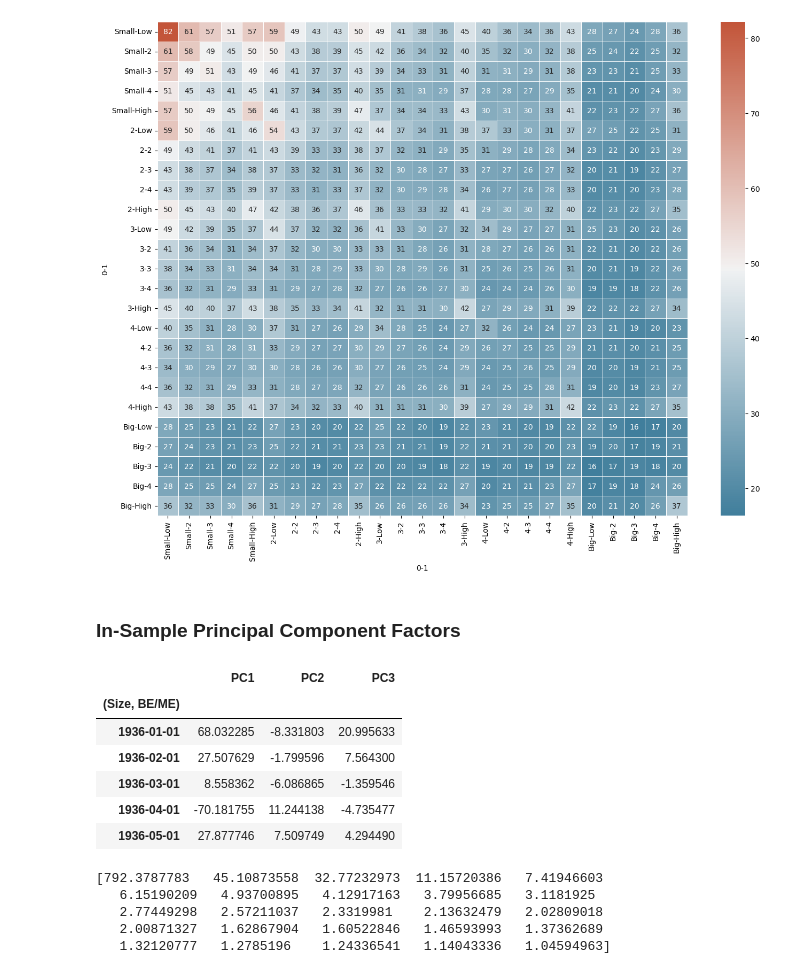
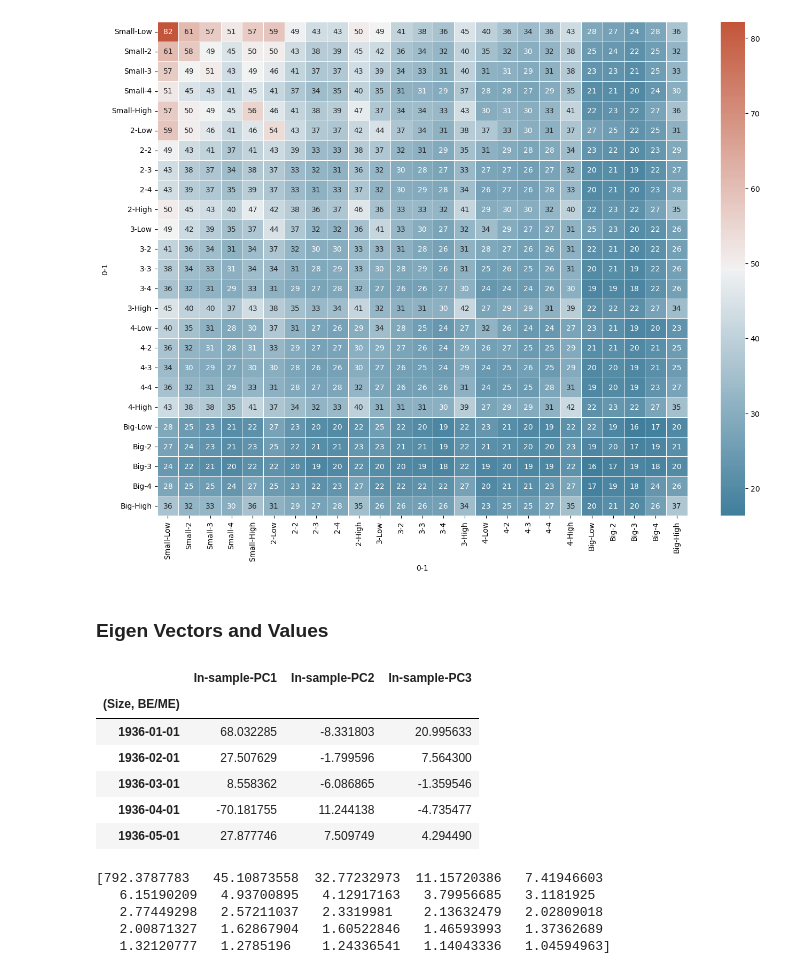
Before and after one commit to Hemasrikar/Financial-Statistics-and-Econometrics, a Jupyter notebook: forming_some_factors.ipynb, the cells around one changed output. Cells and saved outputs as stored; diff of their text form; code cells hidden in the pictures.

```diff
--- a/forming_some_factors.ipynb
+++ b/forming_some_factors.ipynb
@@ -47,8 +47,8 @@ macro_factors = pd.read_excel("data/Data_FE.xlsx", sheet_name="Macroeconomic fac
 date_col = macro_factors.columns[0]
 
 macro_factors[date_col] = pd.to_datetime(macro_factors[date_col].astype(int), format="%Y%m")
-factors = macro_factors.set_index(macro_factors.columns[0])
-factors = factors.apply(pd.to_numeric)
+macro_factors = macro_factors.set_index(macro_factors.columns[0])
+macro_factors = macro_factors.apply(pd.to_numeric)
 
 macro_factors.head()
 # %% [output]
@@ -61,9 +62,9 @@ macro_factors.head()
 # %%
 excess_returns = df.copy()
 
-factors = factors.reindex(excess_returns.index)
+macro_factors = macro_factors.reindex(excess_returns.index)
 
-excess_returns = excess_returns.sub(factors["TERM = ST govt.-LT govt."], axis=0)
+excess_returns = excess_returns.sub(macro_factors["TERM = ST govt.-LT govt."], axis=0)
 excess_returns.head()
 # %% [output]
 |  | Small |  |  |  |  | 2 |  |  |  |  | ... |
@@ -80,38 +83,38 @@ excess_returns.head()
 # %%
-cova_matrix = excess_returns.cov()
+cova_matrix2 = excess_returns.cov()
 
 # Set up the matplotlib figure
 f, ax = plt.subplots(figsize=(16, 12))
 
-# a custom diverging colormap
+# diverging colormap
 cmap = sns.diverging_palette(230, 20, as_cmap=True)
 
-sns.heatmap(cova_matrix, cmap=cmap,  annot=True, linewidth=.5)
+sns.heatmap(cova_matrix2, cmap=cmap,  annot=True, linewidth=.5)
 # %% [output]
 <Axes: xlabel='0-1', ylabel='0-1'>
 [figure]
 # %% [markdown]
-### In-Sample Principal Component Factors
+### Eigen Vectors and Values
 # %%
 # Eigendecomposition
-eigenvalues, eigenvectors = np.linalg.eigh(cova_matrix)
+eigenvalues, eigenvectors = np.linalg.eigh(cova_matrix2)
 
 # eigh returns in ASCENDING order — reverse to get largest first
 idx = np.argsort(eigenvalues)[::-1]
 eigenvalues  = eigenvalues[idx]
 eigenvectors = eigenvectors[:, idx]    # 25 × 25, columns are eigenvectors
 
 # extracting 3 largest eigenvectors, the factor weights is 25 x 3
 W = eigenvectors[:, :3]
 
 # factor time-series (T x 3)
 F = excess_returns.values @ W
 
-in_sample_factors_df = pd.DataFrame(F, index=excess_returns.index, columns=['PC1', 'PC2', 'PC3'])
+in_sample_factors_df = pd.DataFrame(F, index=excess_returns.index, columns=['In-sample-PC1', 'In-sample-PC2', 'In-sample-PC3'])
 
 in_sample_factors_df.head()
 # %% [output]
-|  | PC1 | PC2 | PC3 |
+|  | In-sample-PC1 | In-sample-PC2 | In-sample-PC3 |
 | (Size, BE/ME) |  |  |  |
 | 1936-01-01 | 68.032285 | -8.331803 | 20.995633 |
 | 1936-02-01 | 27.507629 | -1.799596 | 7.564300 |
```
Also changed, not shown: parts of 17 cells of this notebook.
